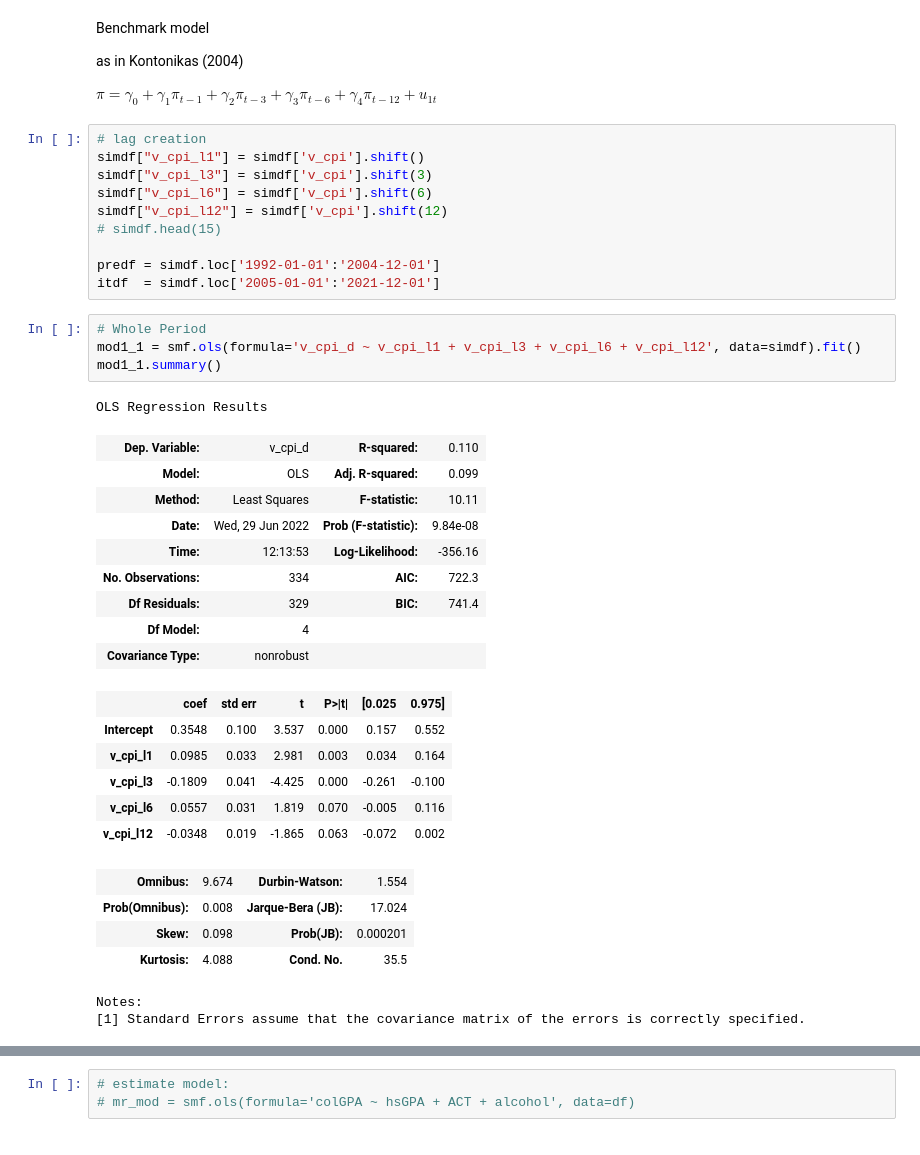
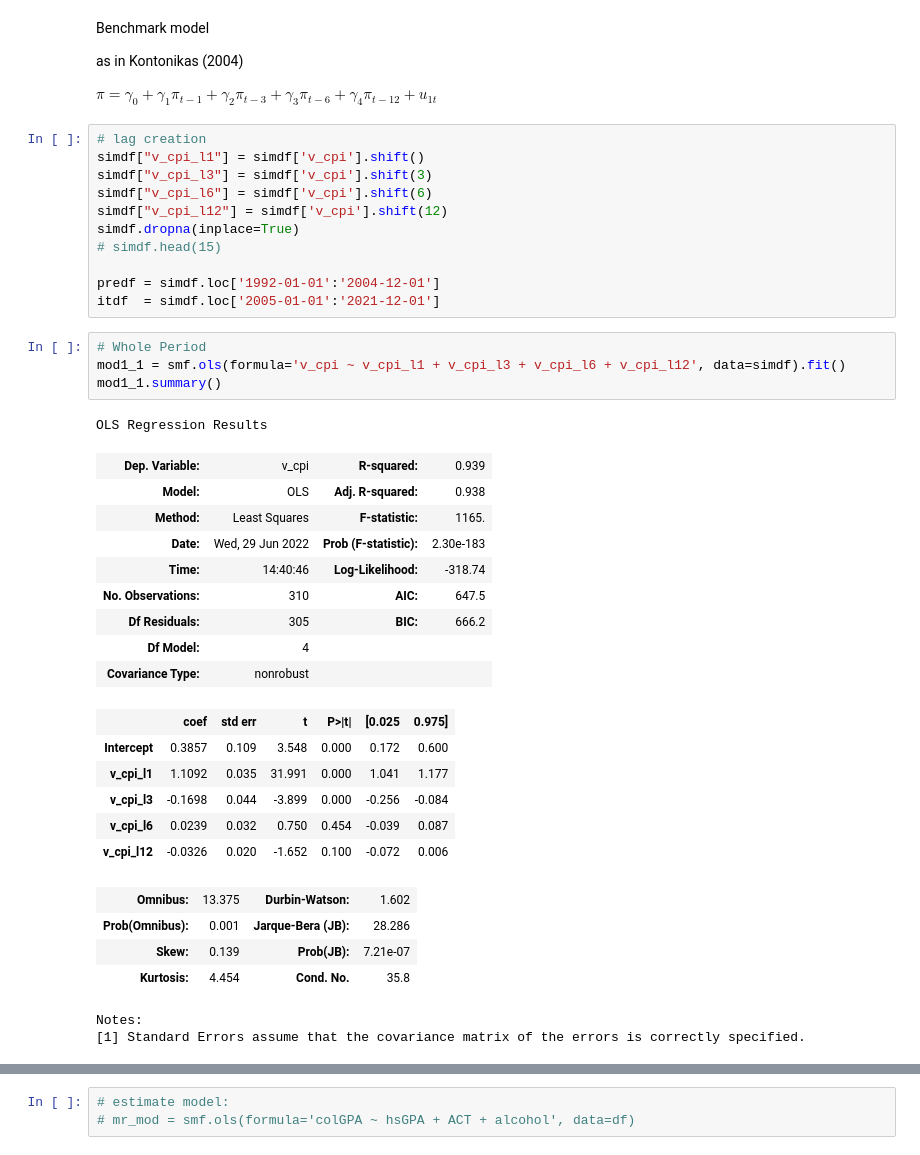
Before and after one commit to Marianojgm86/GARCH-CODES, a Jupyter notebook: modeling.ipynb, the cells around one changed output, grey strips where cells are left out. Drawn from its saved outputs; the diff is of its cells as text.

```diff
--- a/modeling.ipynb
+++ b/modeling.ipynb
@@ -206,35 +206,36 @@ simdf["v_cpi_l1"] = simdf['v_cpi'].shift()
 simdf["v_cpi_l3"] = simdf['v_cpi'].shift(3)
 simdf["v_cpi_l6"] = simdf['v_cpi'].shift(6)
 simdf["v_cpi_l12"] = simdf['v_cpi'].shift(12)
+simdf.dropna(inplace=True)
 # simdf.head(15)
 
 predf = simdf.loc['1992-01-01':'2004-12-01']
 itdf  = simdf.loc['2005-01-01':'2021-12-01']
 # %%
 # Whole Period
-mod1_1 = smf.ols(formula='v_cpi_d ~ v_cpi_l1 + v_cpi_l3 + v_cpi_l6 + v_cpi_l12', data=simdf).fit()
+mod1_1 = smf.ols(formula='v_cpi ~ v_cpi_l1 + v_cpi_l3 + v_cpi_l6 + v_cpi_l12', data=simdf).fit()
 mod1_1.summary()
 # %% [output]
 OLS Regression Results
-| Dep. Variable: | v_cpi_d | R-squared: | 0.110 |
-| Model: | OLS | Adj. R-squared: | 0.099 |
-| Method: | Least Squares | F-statistic: | 10.11 |
-| Date: | Wed, 29 Jun 2022 | Prob (F-statistic): | 9.84e-08 |
-| Time: | 12:13:53 | Log-Likelihood: | -356.16 |
-| No. Observations: | 334 | AIC: | 722.3 |
-| Df Residuals: | 329 | BIC: | 741.4 |
+| Dep. Variable: | v_cpi | R-squared: | 0.939 |
+| Model: | OLS | Adj. R-squared: | 0.938 |
+| Method: | Least Squares | F-statistic: | 1165. |
+| Date: | Wed, 29 Jun 2022 | Prob (F-statistic): | 2.30e-183 |
+| Time: | 14:40:46 | Log-Likelihood: | -318.74 |
+| No. Observations: | 310 | AIC: | 647.5 |
+| Df Residuals: | 305 | BIC: | 666.2 |
 | Df Model: | 4 |  |  |
 | Covariance Type: | nonrobust |  |  |
 |  | coef | std err | t | P>|t| | [0.025 | 0.975] |
-| Intercept | 0.3548 | 0.100 | 3.537 | 0.000 | 0.157 | 0.552 |
-| v_cpi_l1 | 0.0985 | 0.033 | 2.981 | 0.003 | 0.034 | 0.164 |
-| v_cpi_l3 | -0.1809 | 0.041 | -4.425 | 0.000 | -0.261 | -0.100 |
-| v_cpi_l6 | 0.0557 | 0.031 | 1.819 | 0.070 | -0.005 | 0.116 |
-| v_cpi_l12 | -0.0348 | 0.019 | -1.865 | 0.063 | -0.072 | 0.002 |
+| Intercept | 0.3857 | 0.109 | 3.548 | 0.000 | 0.172 | 0.600 |
+| v_cpi_l1 | 1.1092 | 0.035 | 31.991 | 0.000 | 1.041 | 1.177 |
+| v_cpi_l3 | -0.1698 | 0.044 | -3.899 | 0.000 | -0.256 | -0.084 |
+| v_cpi_l6 | 0.0239 | 0.032 | 0.750 | 0.454 | -0.039 | 0.087 |
+| v_cpi_l12 | -0.0326 | 0.020 | -1.652 | 0.100 | -0.072 | 0.006 |
-| Omnibus: | 9.674 | Durbin-Watson: | 1.554 |
-| Prob(Omnibus): | 0.008 | Jarque-Bera (JB): | 17.024 |
-| Skew: | 0.098 | Prob(JB): | 0.000201 |
-| Kurtosis: | 4.088 | Cond. No. | 35.5 |
+| Omnibus: | 13.375 | Durbin-Watson: | 1.602 |
+| Prob(Omnibus): | 0.001 | Jarque-Bera (JB): | 28.286 |
+| Skew: | 0.139 | Prob(JB): | 7.21e-07 |
+| Kurtosis: | 4.454 | Cond. No. | 35.8 |
 Notes:
 [1] Standard Errors assume that the covariance matrix of the errors is correctly specified.
 # %%
```
Also changed, not shown: parts of 5 cells of this notebook.
